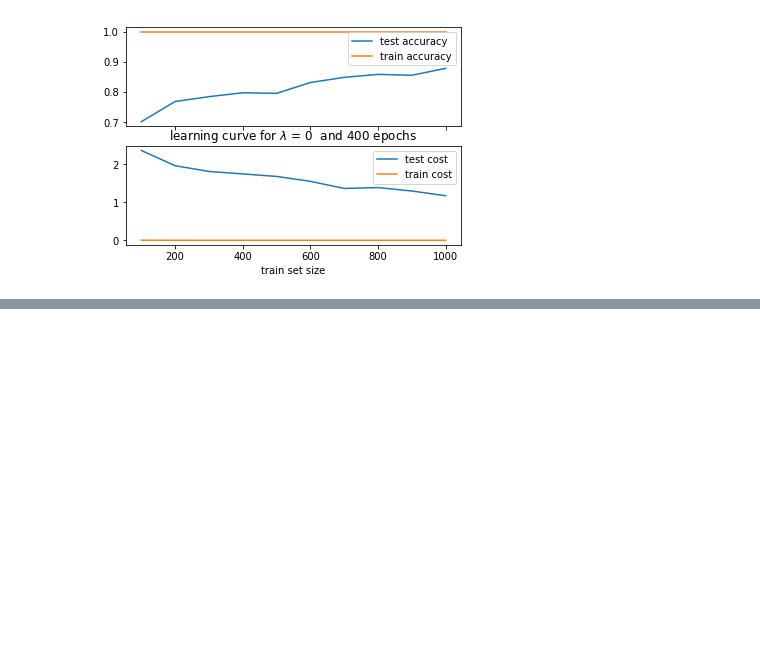
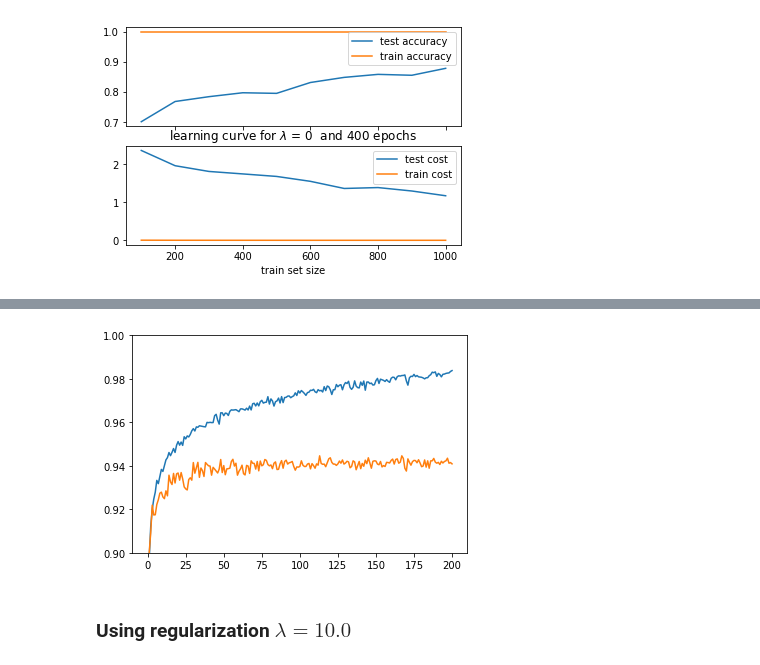
Before and after one commit to mitochevole/DigitsRecognitionCudaNN, a Jupyter notebook: Neural_network_analysis.ipynb, the cells around one changed output, grey strips where cells are left out. Saved outputs shown, nothing was run; the diff lists cells and outputs as text; code cells hidden in the pictures; blank space fills up the shorter version.

```diff
--- a/Neural_network_analysis.ipynb
+++ b/Neural_network_analysis.ipynb
@@ -94,0 +208,28 @@ Next step will be the introduction of regularization parameter and its tuning to
+# %%
+train_list = glob.glob('train_output_40k_0_3_*')
+
+ep = []
+ac = []
+loss = []
+for el in train_list:
+    e = el.split('_')[-1]
+    o,a, c = np.genfromtxt(el,unpack = True)
+    ep.append(int(e))
+    ac.append(a)
+    loss.append(c)
+
+data ={'epoch' : ep, 'accuracy' : ac, 'loss' : loss}
+df = pd.DataFrame(data)
+train_df = df.sort_values(by = 'epoch')
+
+a,l = np.genfromtxt('40k_0_3', unpack = True)
+test_df = pd.DataFrame({'epoch':range(0,len(a)),'accuracy':a,'loss':l})
+
+plt.plot(train_df['epoch'],train_df['accuracy'])
+plt.plot(test_df['epoch'],test_df['accuracy'])
+plt.ylim(0.9,1)
+plt.show()
+# %% [output]
+[figure, added]
+# %% [markdown]
+### Using regularization $\lambda = 10.0$
```
Also changed, not shown: parts of 21 cells of this notebook, 2 other files.
